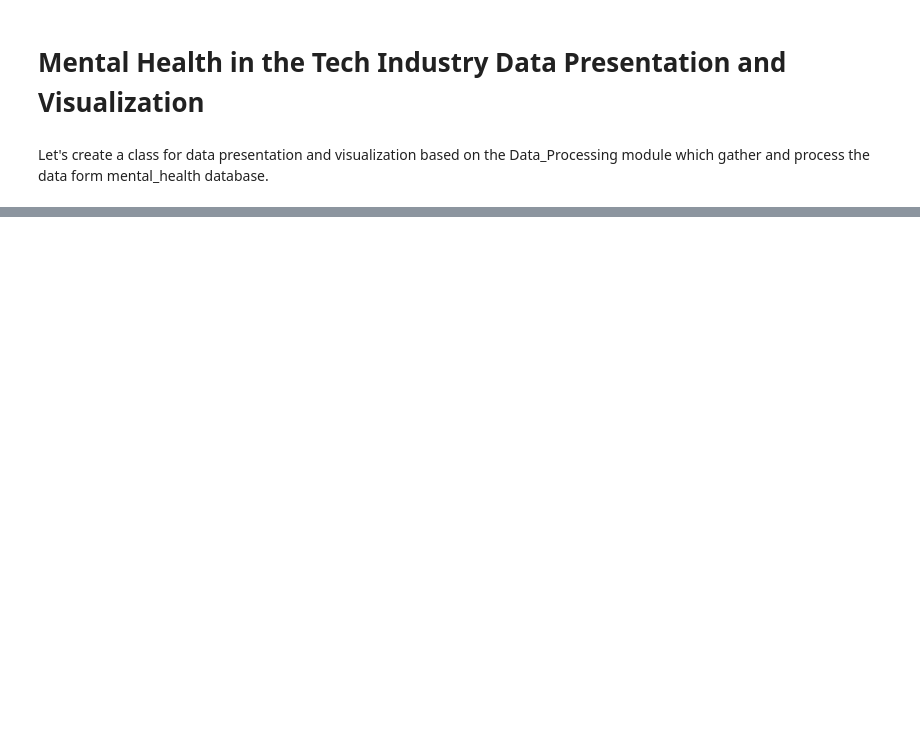
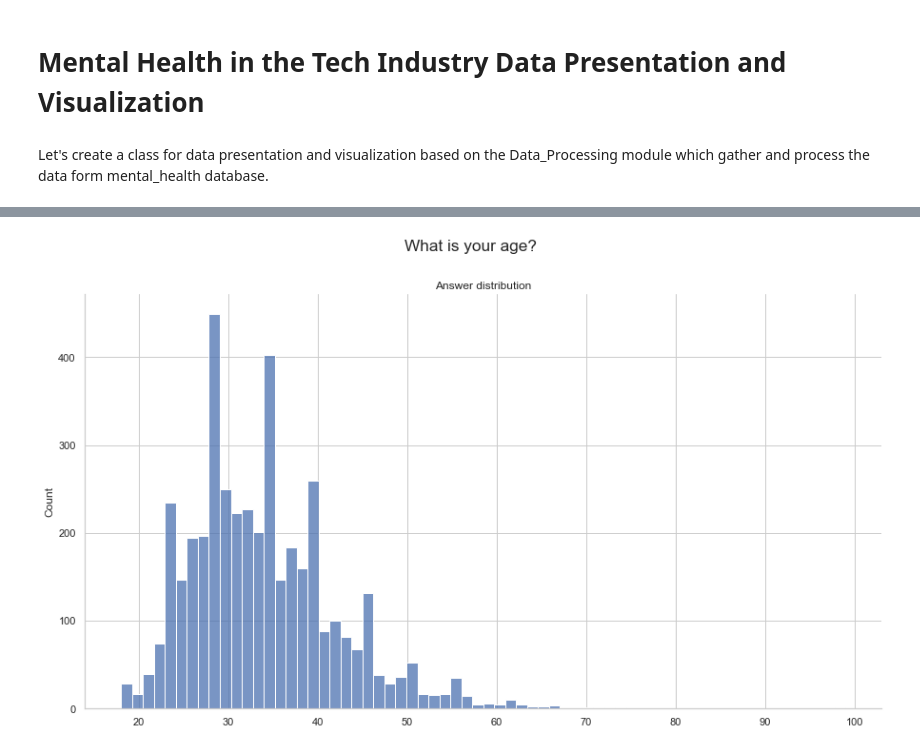
Before and after one commit to TBSDA/SQL, a Jupyter notebook: Tech Mental Health/Untitled.ipynb, the cells around one changed output, grey strips where cells are left out. Cells and saved outputs as stored; diff of their text form; code cells hidden in the pictures; blank space fills up the shorter version.

```diff
--- a/Tech Mental Health/Untitled.ipynb
+++ b/Tech Mental Health/Untitled.ipynb
@@ -11,2 +175,2 @@ import Data_Processing as dp
 # %%
-test = dp.DataProcessing('DB/', 'mental_health')
+test = dp('DB/', 'mental_health')
@@ -154,0 +177,9 @@ n/a                  504.0
+# %%
+def plot_histogram_for_q(q_id):
+    ''' Plot answer distribution for given question represented by histogram. Only quantitative answers are supported. '''
+    answers = [int(answer[0]) for answer in test.get_answers_for_question(q_id)]
+    q_text = test.get_question_text(q_id)
+    plt.figure(figsize=(15, 8))
+    plt.suptitle(q_text, size='x-large')
+    plt.title('Answer distribution')
+    sns.histplot(answers)
@@ -154,0 +218,8 @@ n/a                  504.0
+# %%
+# plt.figure(figsize=(15, 8))
+# plt.suptitle(q_text, size='x-large')
+# plt.title('Answer distribution')
+# sns.histplot(years)
+plot_histogram_for_q(1)
+# %% [output]
+[figure, added]
```
Also changed, not shown: parts of 24 cells of this notebook.
